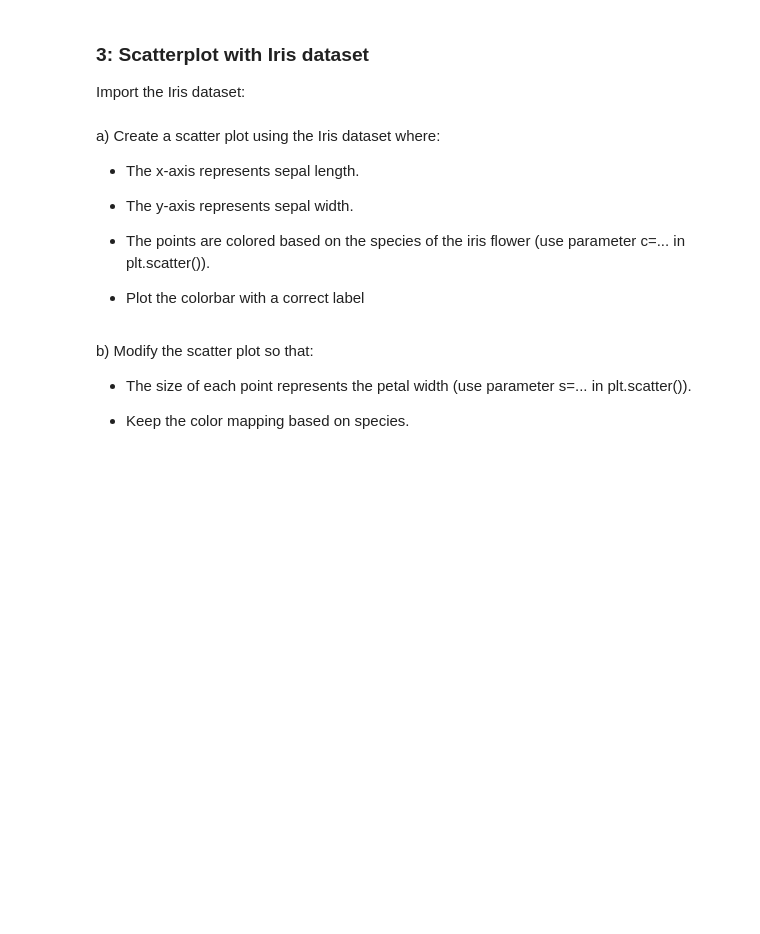
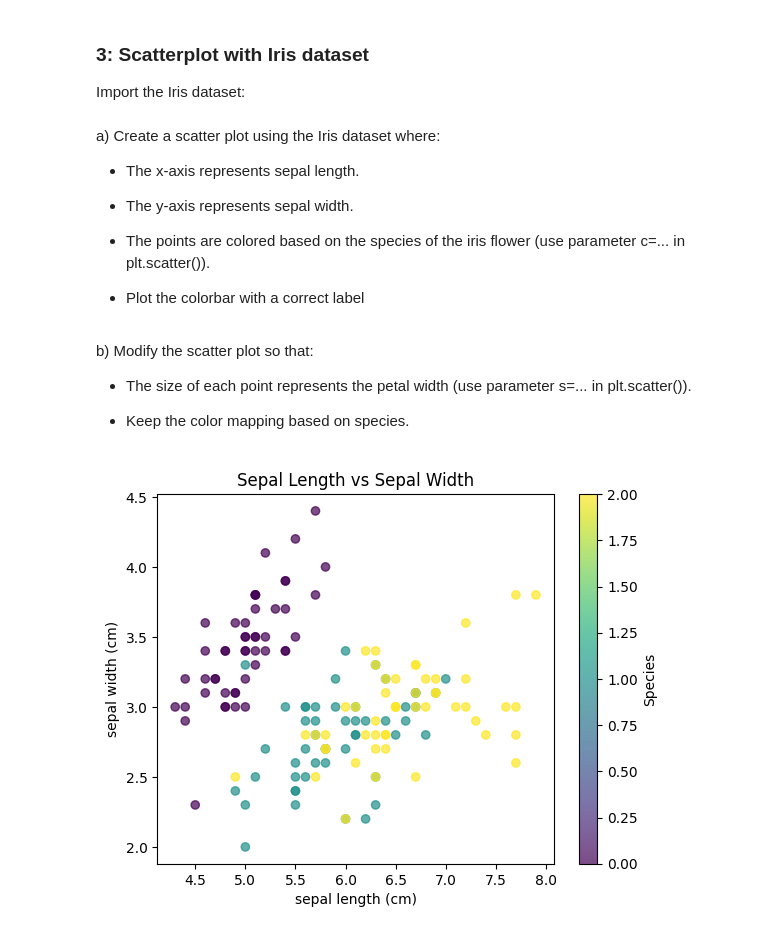
Before and after one commit to YuuneesIBH/KdG-DataScience2, a Jupyter notebook: Oefeningen/4- Matplotlib/04.02_EX.ipynb, the cells around one changed output. Saved outputs shown, nothing was run; the diff lists cells and outputs as text; code cells hidden in the pictures; blank space fills up the shorter version.

```diff
--- a/Oefeningen/4- Matplotlib/04.02_EX.ipynb
+++ b/Oefeningen/4- Matplotlib/04.02_EX.ipynb
@@ -43,6 +99,16 @@ a) Create a scatter plot using the Iris dataset where:
 - The points are colored based on the species of the iris flower (use parameter c=... in plt.scatter()).
 
 - Plot the colorbar with a correct label
+# %%
+import matplotlib.pyplot as plt
+import numpy as np
+import pandas as pd
+from sklearn.datasets import load_iris
+
+# Load dataset
+iris_bunch = load_iris(as_frame=True)
+iris = pd.DataFrame(iris_bunch.data.to_numpy(), index=np.arange(1, 151), columns=iris_bunch.data.columns)
+iris['species'] = iris_bunch.target
 # %% [markdown]
 
 b) Modify the scatter plot so that:
@@ -50,3 +116,16 @@ b) Modify the scatter plot so that:
 - The size of each point represents the petal width (use parameter s=... in plt.scatter()).
 
 - Keep the color mapping based on species.
+# %%
+#SOLUTION_START
+
+# Create scatter plot
+plt.scatter(iris['sepal length (cm)'], iris['sepal width (cm)'], c=iris['species'], alpha=0.7)
+plt.xlabel('sepal length (cm)')
+plt.ylabel('sepal width (cm)')
+plt.title("Sepal Length vs Sepal Width")
+plt.colorbar(label='Species')
+plt.show()
+#SOLUTION_END
+# %% [output]
+[figure, added]
```
Also changed, not shown: parts of 5 cells of this notebook, 2 other files.
